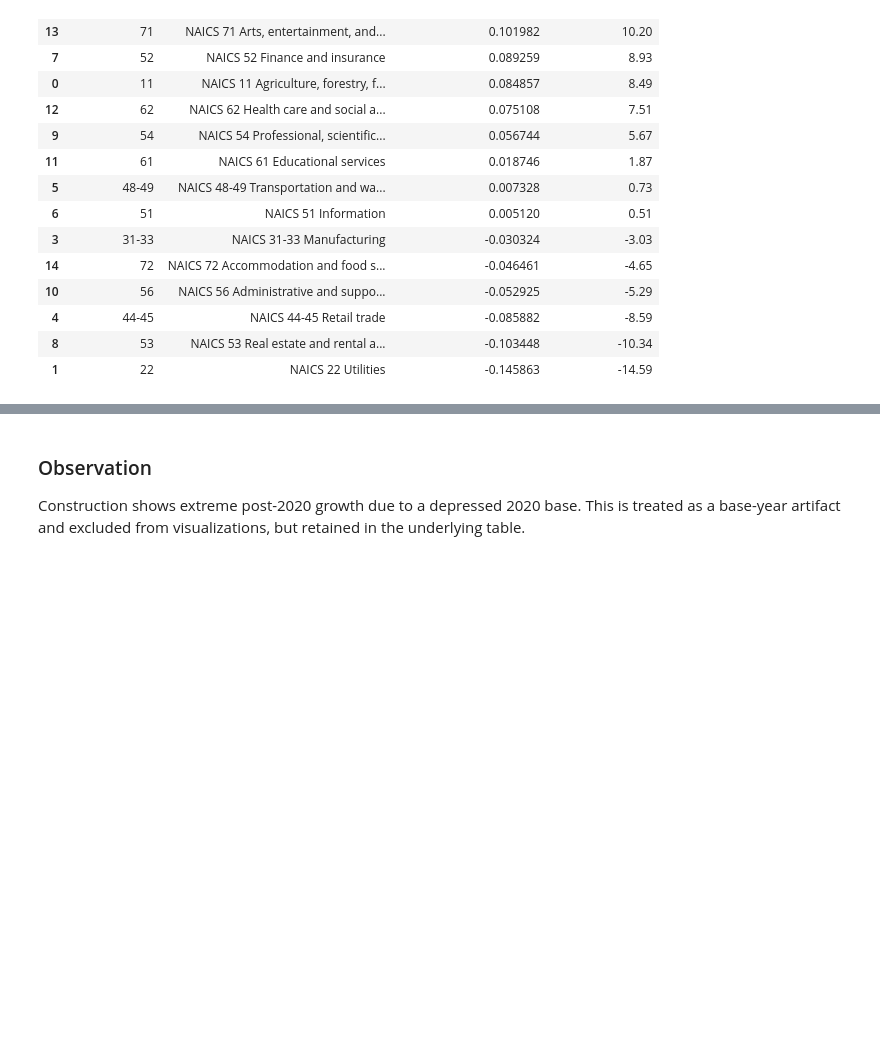
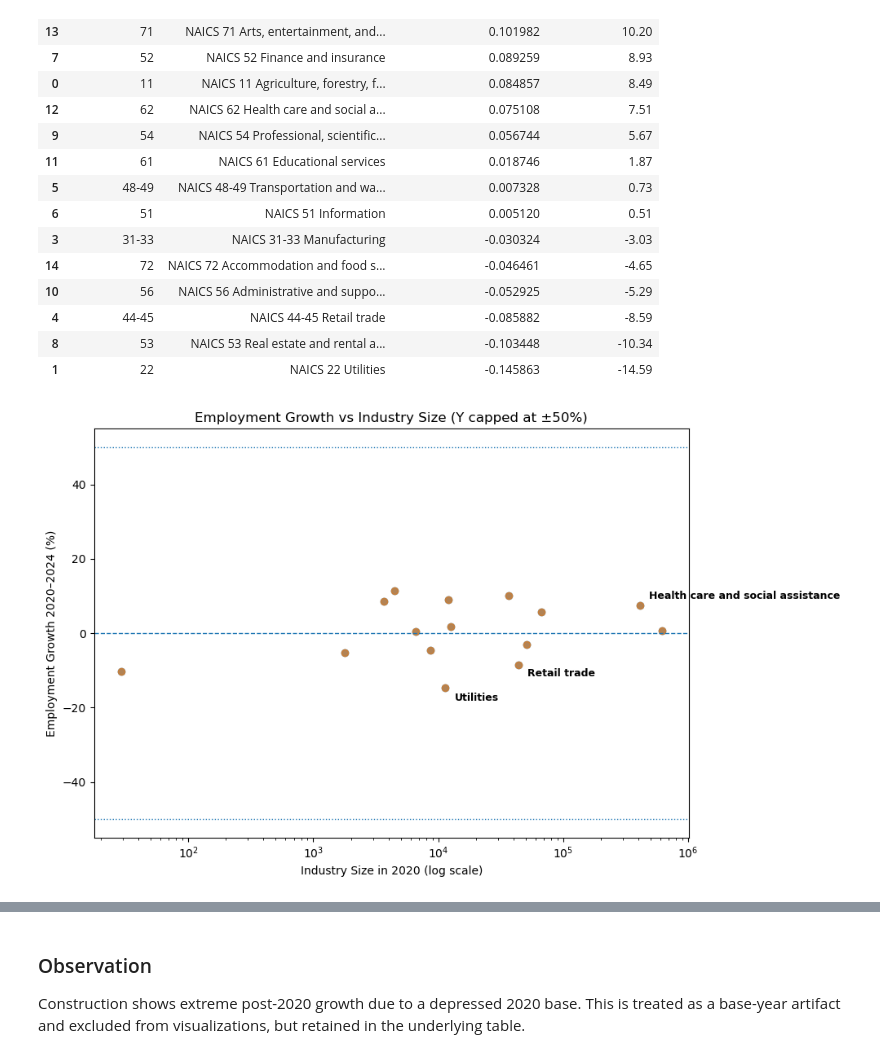
Before and after one commit to brockjohnson138/pe-industry-labor-analysis, a Jupyter notebook: notebooks/01_labor_cost_pressure_analysis.ipynb, the cells around one changed output, grey strips where cells are left out. Drawn from its saved outputs; the diff is of its cells as text; code cells hidden in the pictures; blank space fills up the shorter version.

```diff
--- a/notebooks/01_labor_cost_pressure_analysis.ipynb
+++ b/notebooks/01_labor_cost_pressure_analysis.ipynb
@@ -593,0 +455,73 @@ growth_rounded
+# %%
+
+df = employment_growth.copy()
+
+# Cap extreme growth values for visual clarity
+y_cap = 50
+df["empl_growth_plot"] = df["empl_growth_pct"].clip(-y_cap, y_cap)
+df = df[df["industry_code"] != "23"]
+
+plt.figure(figsize=(10, 6))
+plt.scatter(df["size_2020"], df["empl_growth_plot"], alpha=0.85)
+
+plt.xscale("log")
+plt.axhline(0, linestyle="--", linewidth=1)
+plt.axhline(y_cap, linestyle=":", linewidth=1)
+plt.axhline(-y_cap, linestyle=":", linewidth=1)
+
+plt.title(f"Employment Growth vs Industry Size (Y capped at ±{y_cap}%)")
+plt.xlabel("Industry Size in 2020 (log scale)")
+plt.ylabel("Employment Growth 2020–2024 (%)")
+
+# ---- Select industries to label ----
+label_df = pd.concat([
+    df.nlargest(3, "empl_growth_pct"),      # top growth
+    df.nsmallest(3, "empl_growth_pct"),     # bottom growth
+    df.nlargest(3, "size_2020"),            # largest industries
+    df.nsmallest(3, "size_2020"),           # smallest industries
+]).drop_duplicates()
+
+# Annotate plot using industry_code
+plt.scatter(df["size_2020"], df["empl_growth_plot"], alpha=0.6)
+
+key_inds = [
+    "Health care and social assistance",
+    "Retail trade",
+    "Utilities"
+]
+
+offsets = {
+    "Health care and social assistance": (8, 6),
+    "Retail trade": (8, -10),
+    "Utilities": (8, -12),
+}
+
+for _, r in df.iterrows():
+    label = r["industry_title_clean"].split(" ", 2)[2]
+    if label in offsets:
+        dx, dy = offsets[label]
+        plt.annotate(
+            label,
+            (r["size_2020"], r["empl_growth_plot"]),
+            textcoords="offset points",
+            xytext=(dx, dy),
+            fontsize=9,
+            fontweight="bold"
+        )
+
+plt.tight_layout()
+plt.show()
+
+# ---- Create Key Table Below Plot ----
+key = (
+    label_df[["industry_code", "industry_title_clean", "size_2020", "empl_growth_pct"]]
+    .sort_values("empl_growth_pct", ascending=False)
+    .reset_index(drop=True)
+)
+
+key["size_2020"] = key["size_2020"].round(0).astype(int)
+key["empl_growth_pct"] = key["empl_growth_pct"].round(2)
+
+key
+# %% [output]
+[figure, new version]
```
Also changed, not shown: parts of 43 cells of this notebook, 3 other files.
